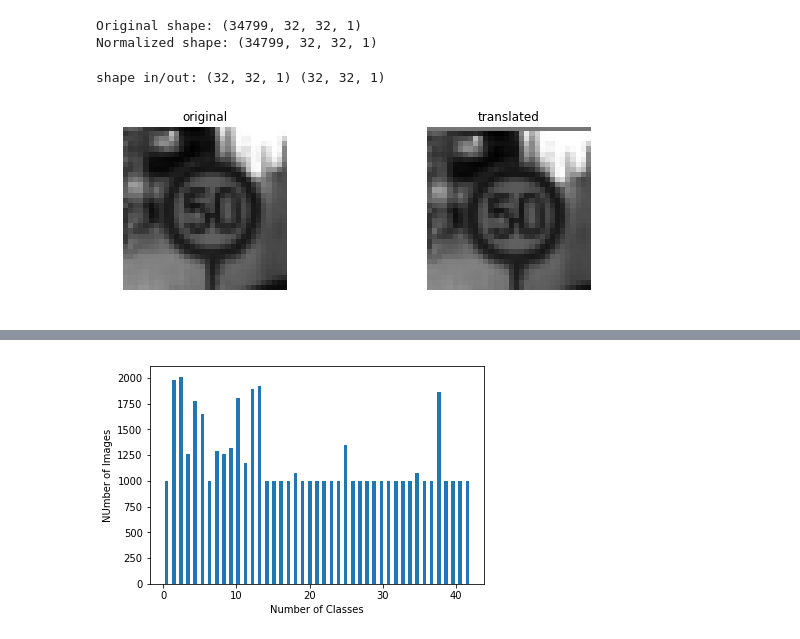
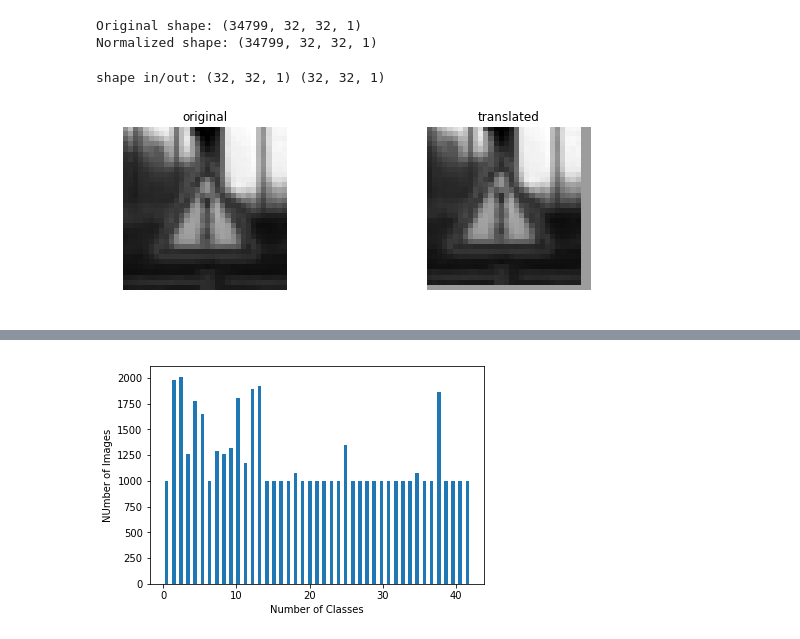
Before and after one commit to gaurav2205/Carnd_T1_P3_Traffic-Sign-Classifier, a Jupyter notebook: Traffic_Sign_Classifier.ipynb, the cells around one changed output, grey strips where cells are left out. Drawn from its saved outputs; the diff is of its cells as text; code cells hidden in the pictures.

```diff
--- a/Traffic_Sign_Classifier.ipynb
+++ b/Traffic_Sign_Classifier.ipynb
@@ -197,35 +216,35 @@ import cv2
 def random_translate(img):
     rows,cols,_ = img.shape
 
     # allow translation up to px pixels in x and y directions
     px = 3
     dx,dy = np.random.randint(-px,px,2)
 
     M = np.float32([[1,0,dx],[0,1,dy]])
     dst = cv2.warpAffine(img,M,(cols,rows))
 
     dst = dst[:,:,np.newaxis]
 
     return dst
 
-test_img = X_train_normalized[32346]
+test_img = X_train_normalized[1232]
 
 test_dst = random_translate(test_img)
 
 fig, axs = plt.subplots(1,2, figsize=(10, 3))
 
 axs[0].axis('off')
 axs[0].imshow(test_img.squeeze(), cmap='gray')
 axs[0].set_title('original')
 
 axs[1].axis('off')
 axs[1].imshow(test_dst.squeeze(), cmap='gray')
 axs[1].set_title('translated')
 
 print('shape in/out:', test_img.shape, test_dst.shape)
 # %% [output]
 shape in/out: (32, 32, 1) (32, 32, 1)
-[figure, old version]
+[figure, new version]
 # %%
 # Random Rotation of the Images
 
```
Also changed, not shown: parts of 13 cells of this notebook.
